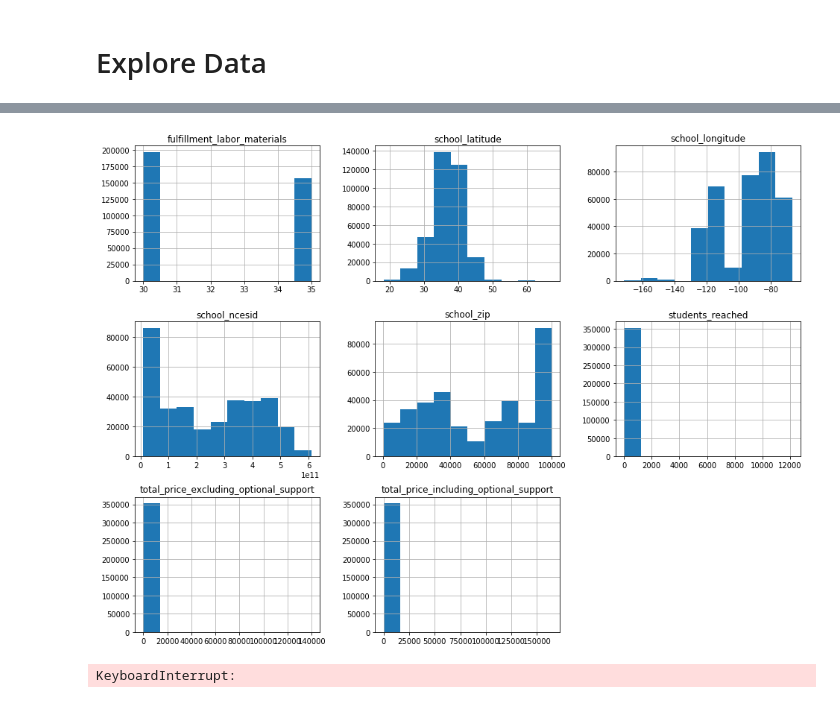
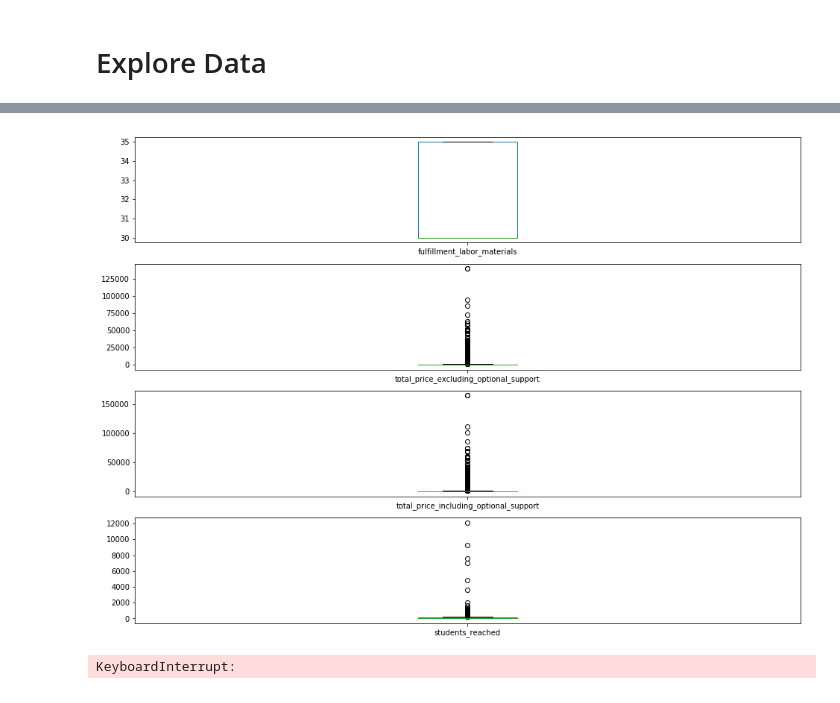
Before and after one commit to alenastern/Machine_Learning_Public_Policy, a Jupyter notebook: hws/hw3/HW3_ML_Improving_Pipeline.ipynb, the cells around one changed output, grey strips where cells are left out. Saved outputs shown, nothing was run; the diff lists cells and outputs as text; code cells hidden in the pictures.

```diff
--- a/hws/hw3/HW3_ML_Improving_Pipeline.ipynb
+++ b/hws/hw3/HW3_ML_Improving_Pipeline.ipynb
@@ -49,10 +103,15 @@ ex.dist_table(total_data)
+# %%
+continuous_vars = ['fulfillment_labor_materials','total_price_excluding_optional_support',
+                   'total_price_including_optional_support', 'students_reached']
+
+continuous_data = total_data[continuous_vars]
+
+ex.outliers_plot(continuous_data)
+# %% [output]
+[figure, added]
 # %%
-ex.dist_plot(total_data)
+ex.plot_by_class(total_data, "fully_funded")
 # %% [output]
-[figure, removed]
+KeyboardInterrupt:
-# %%
-ex.plot_by_class(total_data, "is_exciting")
-# %% [output]
-KeyboardInterrupt:
 # %%
 corr_table = ex.corr_table(total_data)
```
Also changed, not shown: parts of 11 cells of this notebook.
